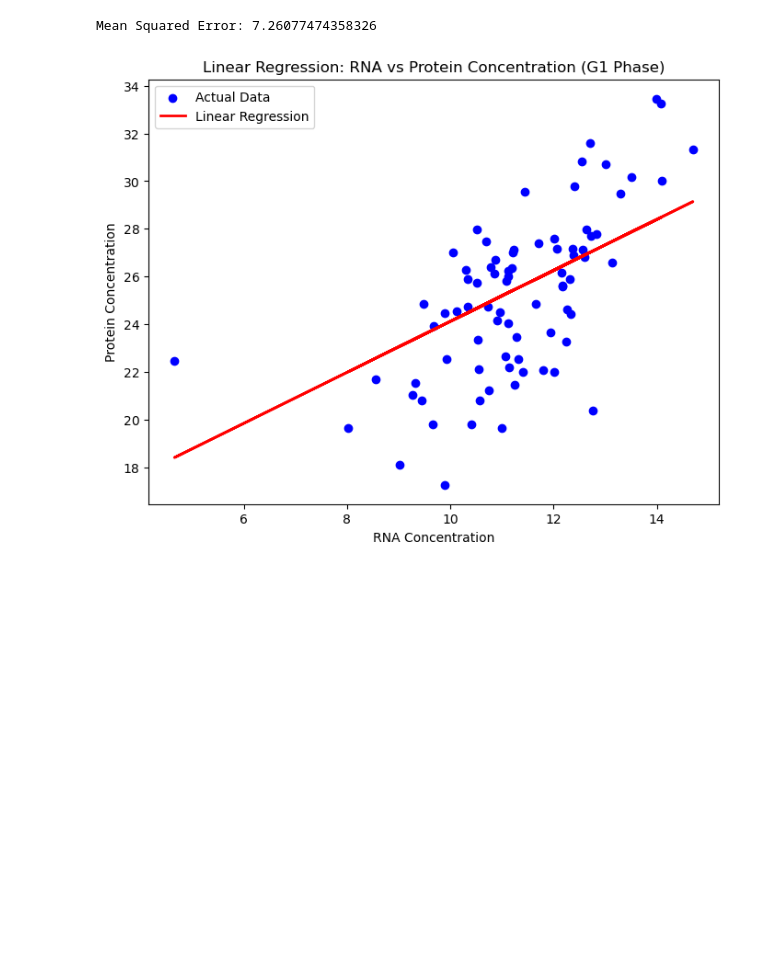
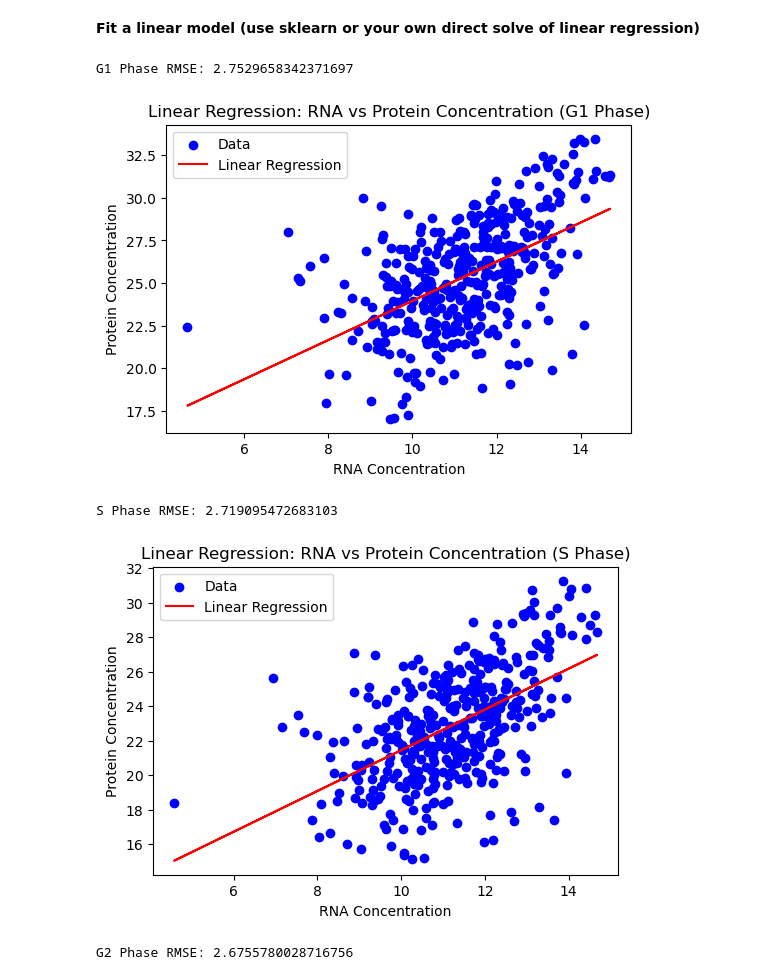
Before and after one commit to willmayhew/COMP3212ComputationalBiologyLabs, a Jupyter notebook: Lab1/Lab1.ipynb, the cells around one changed output. Saved outputs shown, nothing was run; the diff lists cells and outputs as text; code cells hidden in the pictures; blank space fills up the shorter version.

```diff
--- a/Lab1/Lab1.ipynb
+++ b/Lab1/Lab1.ipynb
@@ -99,0 +112,2 @@ dtype: float64
+# %%
+stages = ['G1', 'S', 'G2']
@@ -99,0 +116,11 @@ dtype: float64
+# %%
+fig, axes = plt.subplots(1, 3, figsize=(12, 4))
+
+for i, stage in enumerate(stages):
+    axes[i].scatter(df[f'mean_RNA_{stage}'], df[f'mean_protein_{stage}'])
+    axes[i].set_title(f'{stage} Phase')
+    axes[i].set_xlabel('RNA Concentration')
+    axes[i].set_ylabel('Protein Concentration')
+
+plt.tight_layout()
+plt.show()
@@ -100,34 +129,32 @@ dtype: float64
+# %% [markdown]
+**Fit a linear model (use sklearn or your own direct solve of linear regression)**
 # %%
-# Choose a cell cycle stage (e.g., G1) for linear regression
-stage = 'G1'
+for stage in stages:
+    X = df[f'mean_RNA_{stage}'].values.reshape(-1, 1)
+    y = df[f'mean_protein_{stage}']
 
-# Select the features (RNA concentration) and target (Protein concentration) for the chosen stage
-X = df[f'mean_RNA_{stage}'].values.reshape(-1, 1)
-y = df[f'mean_protein_{stage}']
+    # X_train, X_test, y_train, y_test = train_test_split(X, y, test_size=0.2, random_state=42)
 
-# Split the data into training and testing sets
-X_train, X_test, y_train, y_test = train_test_split(X, y, test_size=0.2, random_state=42)
+    linear = LinearRegression()
+    linear.fit(X, y)
 
-# Fit a linear regression model
-model = LinearRegression()
-model.fit(X_train, y_train)
+    y_pred = linear.predict(X)
 
-# Make predictions on the test set
-y_pred = model.predict(X_test)
+    rmse = np.sqrt(mean_squared_error(y, y_pred))
 
-# Evaluate the model
-mse = mean_squared_error(y_test, y_pred)
-print(f"\nMean Squared Error: {mse}")
+    print(f'{stage} Phase RMSE: {rmse}')
 
-# Visualize the linear regression line
-plt.figure(figsize=(8, 6))
-plt.scatter(X_test, y_test, color='blue', label='Actual Data')
-plt.plot(X_test, y_pred, color='red', linewidth=2, label='Linear Regression')
-plt.title(f'Linear Regression: RNA vs Protein Concentration ({stage} Phase)')
-plt.xlabel('RNA Concentration')
-plt.ylabel('Protein Concentration')
-plt.legend()
-plt.show()
+    plt.figure(figsize=(6, 4))
+    plt.scatter(X, y, color='blue', label='Data')
+    plt.plot(X, y_pred, color='red', label='Linear Regression')
+    plt.title(f'Linear Regression: RNA vs Protein Concentration ({stage} Phase)')
+    plt.xlabel('RNA Concentration')
+    plt.ylabel('Protein Concentration')
+    plt.legend()
+    plt.show()
 # %% [output]
-Mean Squared Error: 7.26077474358326
+G1 Phase RMSE: 2.7529658342371697
-[figure, old version]
+[figure, new version]
+S Phase RMSE: 2.719095472683103
+[figure, added]
+G2 Phase RMSE: 2.6755780028716756
```
Also changed, not shown: parts of 25 cells of this notebook, 1 other file.
